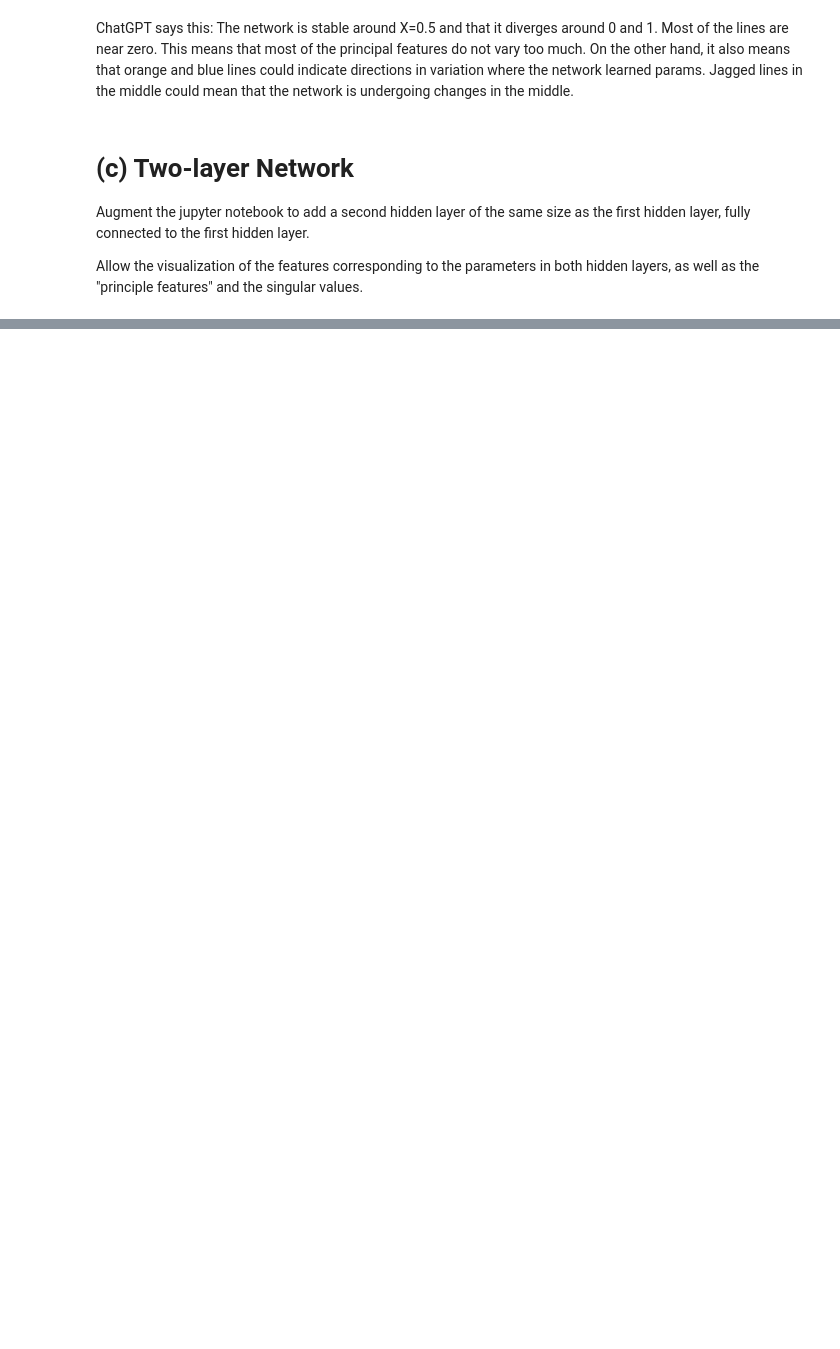
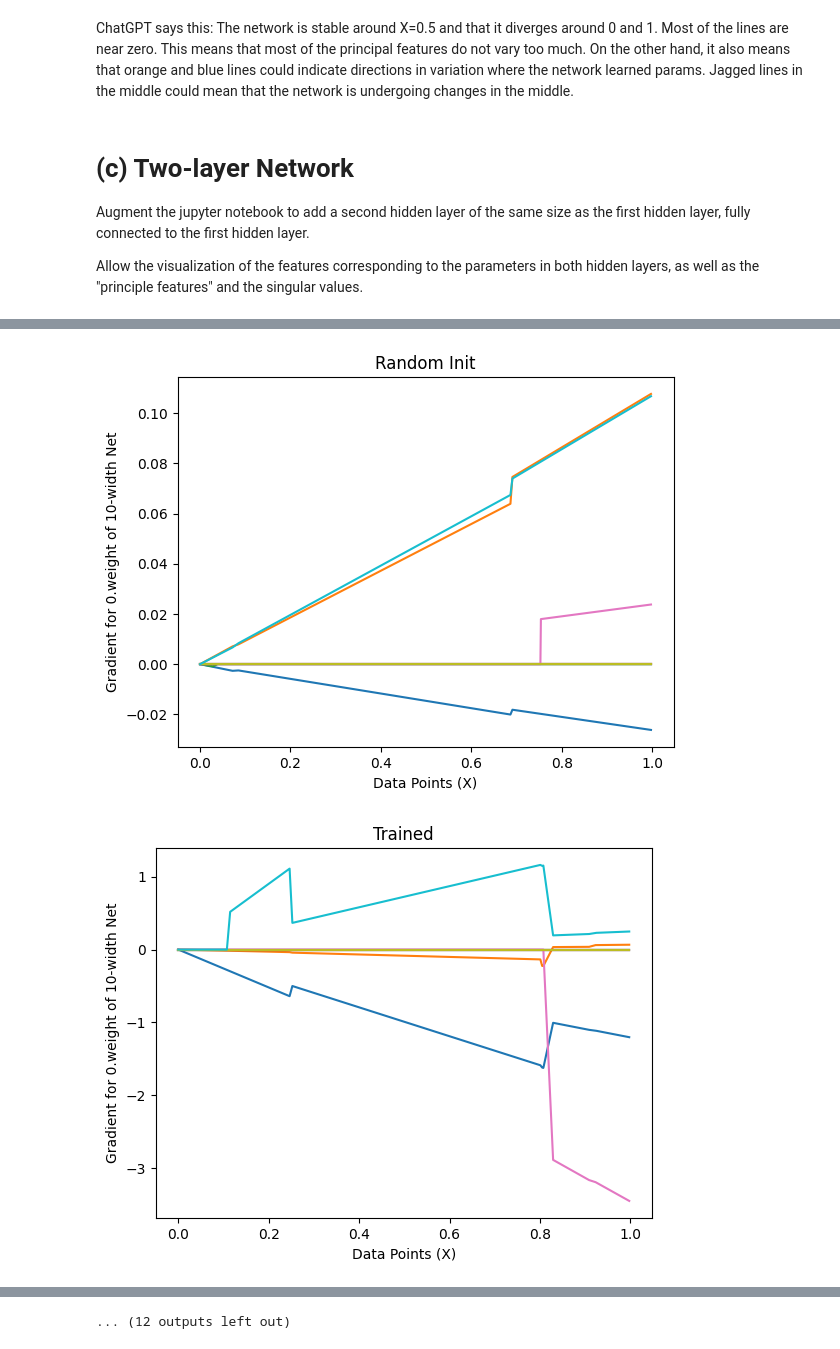
Before and after one commit to AarinSalot/182-stuff, a Jupyter notebook: hw01/code/q_linearized_features.ipynb, the cells around one changed output, grey strips where cells are left out. Cells and saved outputs as stored; diff of their text form; code cells hidden in the pictures; blank space fills up the shorter version.

```diff
--- a/hw01/code/q_linearized_features.ipynb
+++ b/hw01/code/q_linearized_features.ipynb
@@ -580,0 +675,64 @@ w
+# %%
+def backward_and_plot_grad(X, model, vis_name='all', title='', legend=False):
+    """
+    Run backpropagation on `model` using `X` as the input
+    to compute the gradient w.r.t. parameters of `y`,
+    and then visualize collected gradients according to `vis_name`
+    """
+
+    loss = torch.nn.MSELoss()
+
+
+    width = model[0].out_features  # the width is the number of hidden units.
+    # gradients = np.zeros((width, X.shape[0]))
+    # num_pts = 0
+    gradient_collect, vis_collect = { }, { }
+    for x in X:
+        y = model(to_torch(x).to(device=device))
+
+        ########################################################################
+        # TODO: Complete the following part to run backpropagation. (2 lines)
+        # Hint: Remember to set grad to zero before backpropagation
+        ########################################################################
+        # (YOUR CODE HERE)
+
+
+        model.zero_grad() # if no optimizer can do model.zero grad
+        y.backward()
+        ########################################################################
+
+        # collect gradients from `p.grad.data` [[dx], [dy]] -> reshape into [dx, dy]
+        for n, p in model.named_parameters():
+            for w_idx, w_grad in enumerate( p.grad.data.reshape(-1) ):
+                if f'{n}.{w_idx}' not in gradient_collect:
+                    gradient_collect[ f'{n}.{w_idx}' ] = {'x':[], 'y': []}
+                if vis_name == 'all' or vis_name == n:
+                    if f'{n}.{w_idx}' not in vis_collect:
+                        vis_collect[f'{n}.{w_idx}'] = True
+                gradient_collect[ f'{n}.{w_idx}' ]['y'].append( w_grad.item() )
+                gradient_collect[ f'{n}.{w_idx}' ]['x'].append( x )
+
+    for w_n in vis_collect:
+        # we assume that X is sorted, so we use line plot
+        plt.plot( X, gradient_collect[w_n]['y'], label=w_n )
+
+    plt.xlabel('Data Points (X)')
+    plt.ylabel(f'Gradient for {vis_name} of {width}-width Net')
+    if legend:
+        plt.legend()
+    plt.title(title)
+    plt.show()
+
+
+for width in nets_by_size:
+    backward_and_plot_grad(X, nets_by_size[width]['net'], '0.weight', 'Random Init')
+    backward_and_plot_grad(X, nets_by_size[width]['trained_net'], '0.weight', 'Trained')
+    backward_and_plot_grad(X, nets_by_size[width]['net'], '2.weight', 'Random Init')
+    backward_and_plot_grad(X, nets_by_size[width]['trained_net'], '2.weight', 'Trained')
+    backward_and_plot_grad(X, nets_by_size[width]['net'], '0.bias', 'Random Init')
+    backward_and_plot_grad(X, nets_by_size[width]['trained_net'], '0.bias', 'Trained')
+    backward_and_plot_grad(X, nets_by_size[width]['net'], '2.bias', 'Random Init')
+    backward_and_plot_grad(X, nets_by_size[width]['trained_net'], '2.bias', 'Trained')
+# %% [output]
+[figure, added]
+[figure, added]
@@ -580,0 +749 @@ w
+... (12 outputs left out)
```
Also changed, not shown: parts of 8 cells of this notebook.
